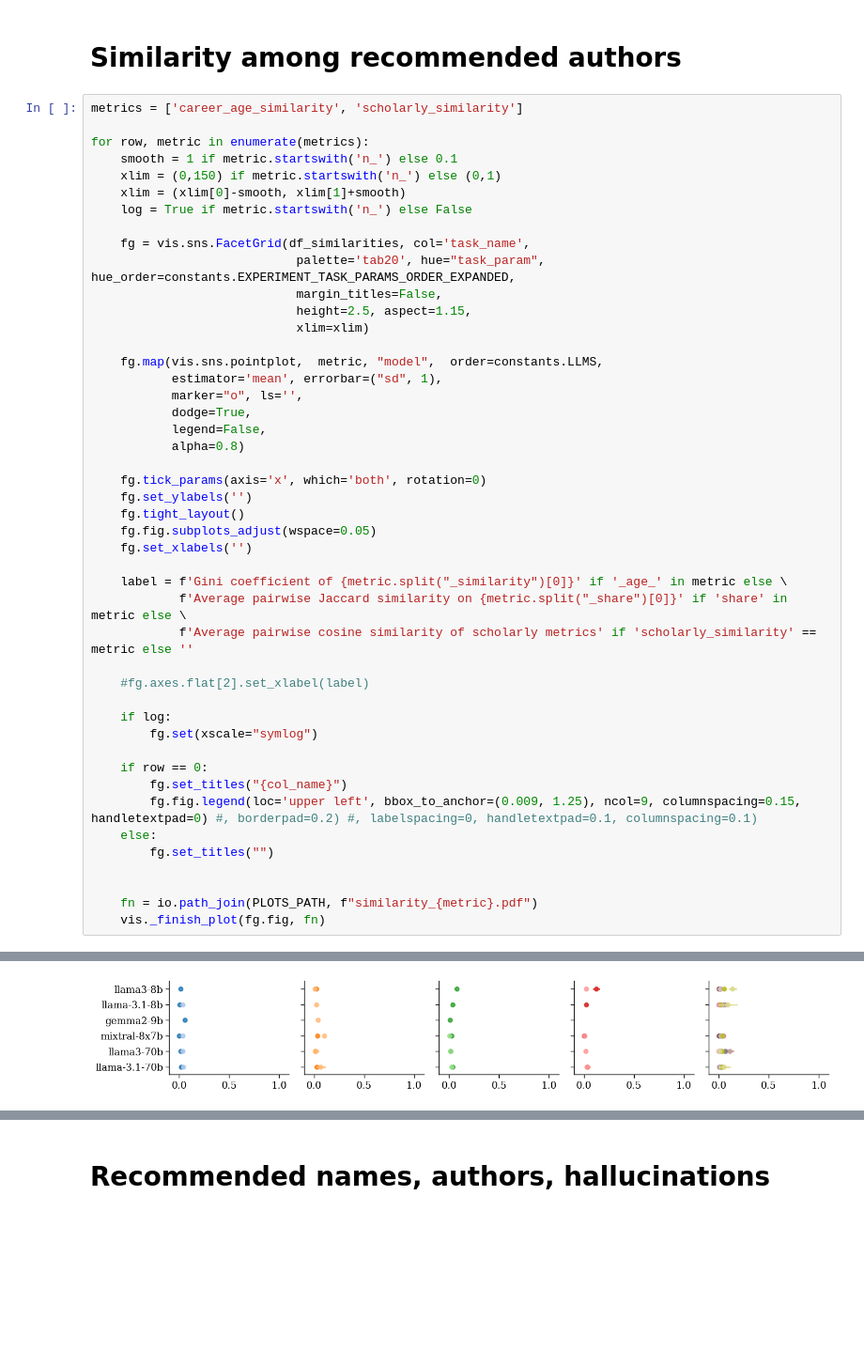
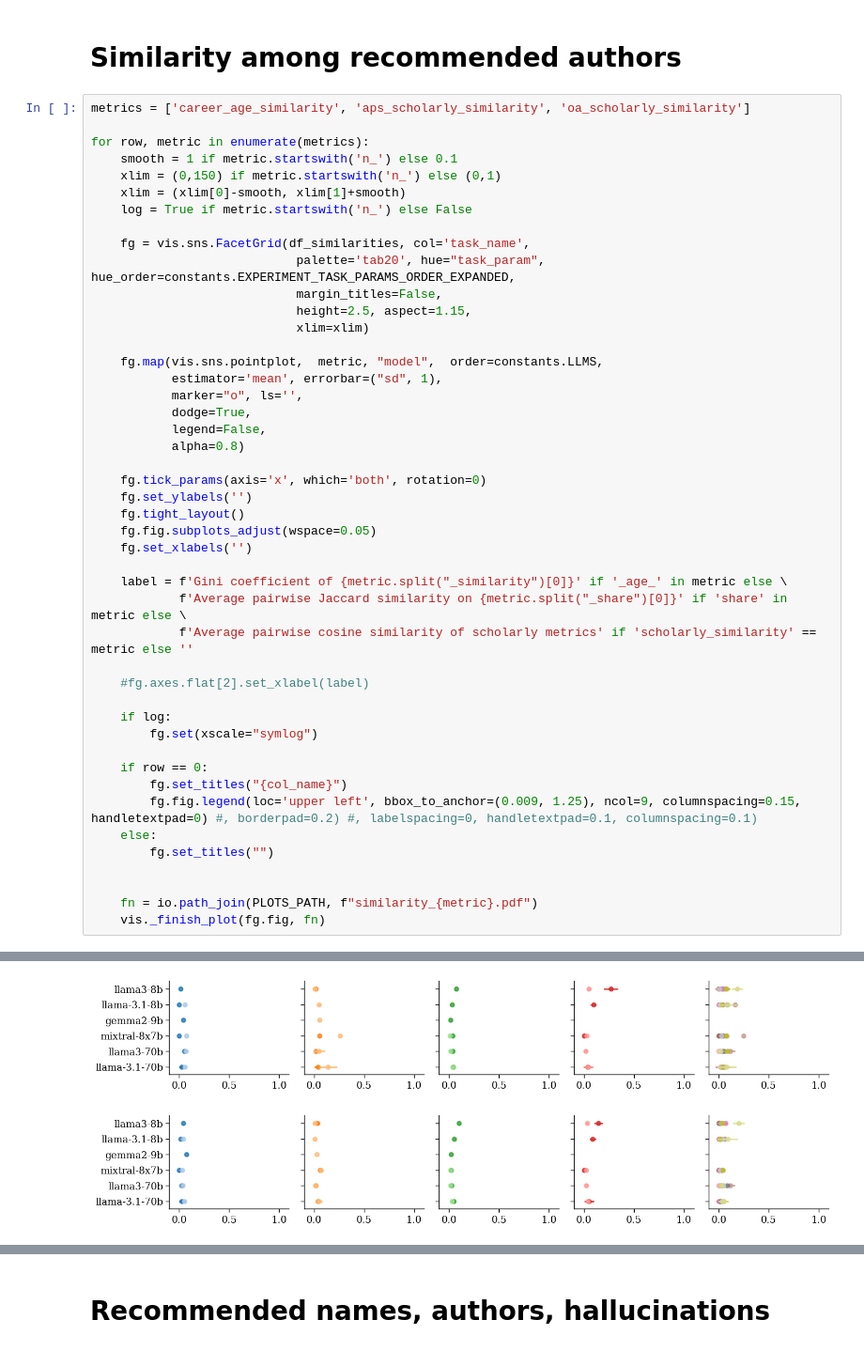
Before and after one commit to CSHVienna/LLMScholarBench, a Jupyter notebook: Auditor/notebooks/6_similarity.ipynb, the cells around one changed output, grey strips where cells are left out. Shown at 94% size. Saved outputs shown, nothing was run; the diff lists cells and outputs as text; blank space fills up the shorter version.

```diff
--- a/Auditor/notebooks/6_similarity.ipynb
+++ b/Auditor/notebooks/6_similarity.ipynb
@@ -31,7 +31,7 @@ df_similarities.shape
 # %% [markdown]
 # Similarity among recommended authors
 # %%
-metrics = ['career_age_similarity', 'scholarly_similarity']
+metrics = ['career_age_similarity', 'aps_scholarly_similarity', 'oa_scholarly_similarity']
 
 for row, metric in enumerate(metrics):
     smooth = 1 if metric.startswith('n_') else 0.1
@@ -51,31 +51,32 @@ for row, metric in enumerate(metrics):
            dodge=True,
            legend=False,
            alpha=0.8)
 
     fg.tick_params(axis='x', which='both', rotation=0)
     fg.set_ylabels('')
     fg.tight_layout()
     fg.fig.subplots_adjust(wspace=0.05)
     fg.set_xlabels('')
 
     label = f'Gini coefficient of {metric.split("_similarity")[0]}' if '_age_' in metric else \
             f'Average pairwise Jaccard similarity on {metric.split("_share")[0]}' if 'share' in metric else \
             f'Average pairwise cosine similarity of scholarly metrics' if 'scholarly_similarity' == metric else ''
 
     #fg.axes.flat[2].set_xlabel(label)
 
     if log:
         fg.set(xscale="symlog")
 
     if row == 0:
         fg.set_titles("{col_name}")
         fg.fig.legend(loc='upper left', bbox_to_anchor=(0.009, 1.25), ncol=9, columnspacing=0.15, handletextpad=0) #, borderpad=0.2) #, labelspacing=0, handletextpad=0.1, columnspacing=0.1)
     else:
         fg.set_titles("")
 
 
     fn = io.path_join(PLOTS_PATH, f"similarity_{metric}.pdf")
     vis._finish_plot(fg.fig, fn)
 # %% [output]
 [figure]
-[figure, old version]
+[figure, new version]
+[figure, added]
```
Also changed, not shown: parts of 4 cells of this notebook, 2 other files.
